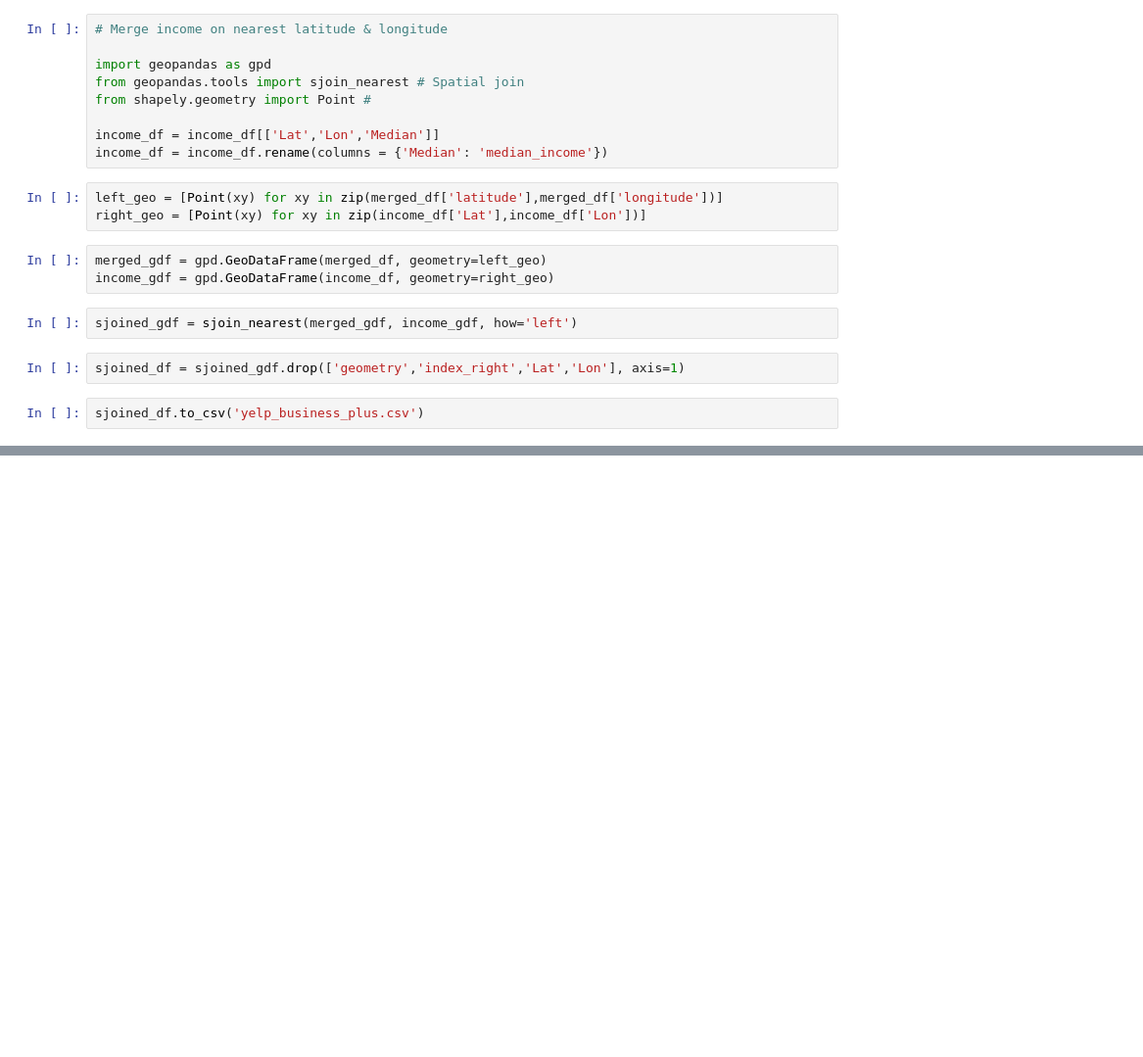
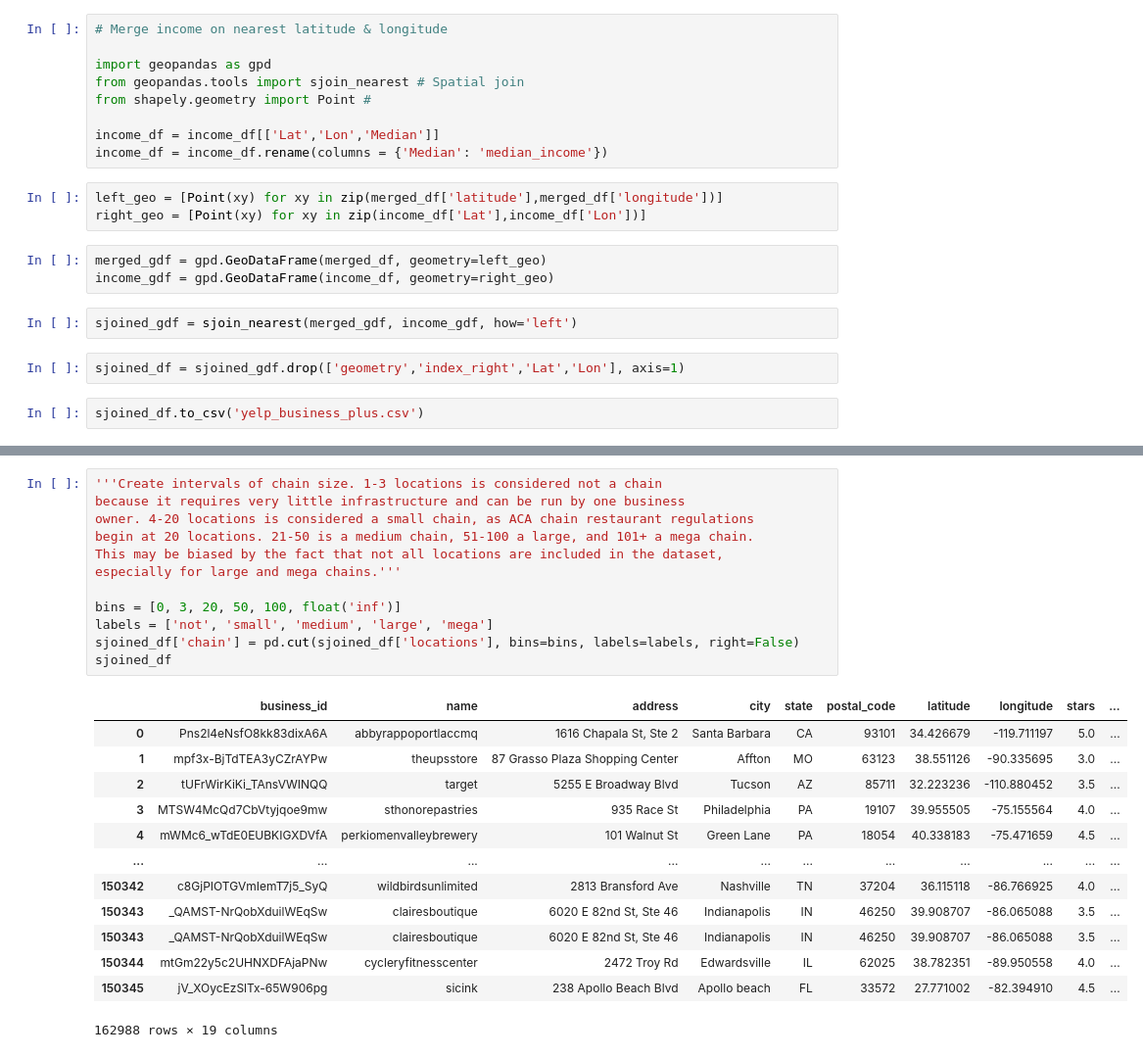
Before and after one commit to garrettpinkston2015/TIM147, a Jupyter notebook: CreateFeatures.ipynb, the cells around one changed output, grey strips where cells are left out. Shown: that part at 98% size. Cells and saved outputs as stored; diff of their text form; blank space fills up the shorter version.

```diff
--- a/CreateFeatures.ipynb
+++ b/CreateFeatures.ipynb
@@ -39,0 +101,26 @@ sjoined_df.to_csv('yelp_business_plus.csv')
+# %%
+'''Create intervals of chain size. 1-3 locations is considered not a chain
+because it requires very little infrastructure and can be run by one business
+owner. 4-20 locations is considered a small chain, as ACA chain restaurant regulations
+begin at 20 locations. 21-50 is a medium chain, 51-100 a large, and 101+ a mega chain.
+This may be biased by the fact that not all locations are included in the dataset,
+especially for large and mega chains.'''
+
+bins = [0, 3, 20, 50, 100, float('inf')]
+labels = ['not', 'small', 'medium', 'large', 'mega']
+sjoined_df['chain'] = pd.cut(sjoined_df['locations'], bins=bins, labels=labels, right=False)
+sjoined_df
+# %% [output]
+|  | business_id | name | address | city | state | postal_code | latitude | longitude | stars | ... |
+| 0 | Pns2l4eNsfO8kk83dixA6A | abbyrappoportlaccmq | 1616 Chapala St, Ste 2 | Santa Barbara | CA | 93101 | 34.426679 | -119.711197 | 5.0 | ... |
+| 1 | mpf3x-BjTdTEA3yCZrAYPw | theupsstore | 87 Grasso Plaza Shopping Center | Affton | MO | 63123 | 38.551126 | -90.335695 | 3.0 | ... |
+| 2 | tUFrWirKiKi_TAnsVWINQQ | target | 5255 E Broadway Blvd | Tucson | AZ | 85711 | 32.223236 | -110.880452 | 3.5 | ... |
+| 3 | MTSW4McQd7CbVtyjqoe9mw | sthonorepastries | 935 Race St | Philadelphia | PA | 19107 | 39.955505 | -75.155564 | 4.0 | ... |
+| 4 | mWMc6_wTdE0EUBKIGXDVfA | perkiomenvalleybrewery | 101 Walnut St | Green Lane | PA | 18054 | 40.338183 | -75.471659 | 4.5 | ... |
+| ... | ... | ... | ... | ... | ... | ... | ... | ... | ... | ... |
+| 150342 | c8GjPIOTGVmIemT7j5_SyQ | wildbirdsunlimited | 2813 Bransford Ave | Nashville | TN | 37204 | 36.115118 | -86.766925 | 4.0 | ... |
+| 150343 | _QAMST-NrQobXduilWEqSw | clairesboutique | 6020 E 82nd St, Ste 46 | Indianapolis | IN | 46250 | 39.908707 | -86.065088 | 3.5 | ... |
+| 150343 | _QAMST-NrQobXduilWEqSw | clairesboutique | 6020 E 82nd St, Ste 46 | Indianapolis | IN | 46250 | 39.908707 | -86.065088 | 3.5 | ... |
+| 150344 | mtGm22y5c2UHNXDFAjaPNw | cycleryfitnesscenter | 2472 Troy Rd | Edwardsville | IL | 62025 | 38.782351 | -89.950558 | 4.0 | ... |
+| 150345 | jV_XOycEzSlTx-65W906pg | sicink | 238 Apollo Beach Blvd | Apollo beach | FL | 33572 | 27.771002 | -82.394910 | 4.5 | ... |
+162988 rows × 19 columns
```
Also changed, not shown: parts of 11 cells of this notebook.
